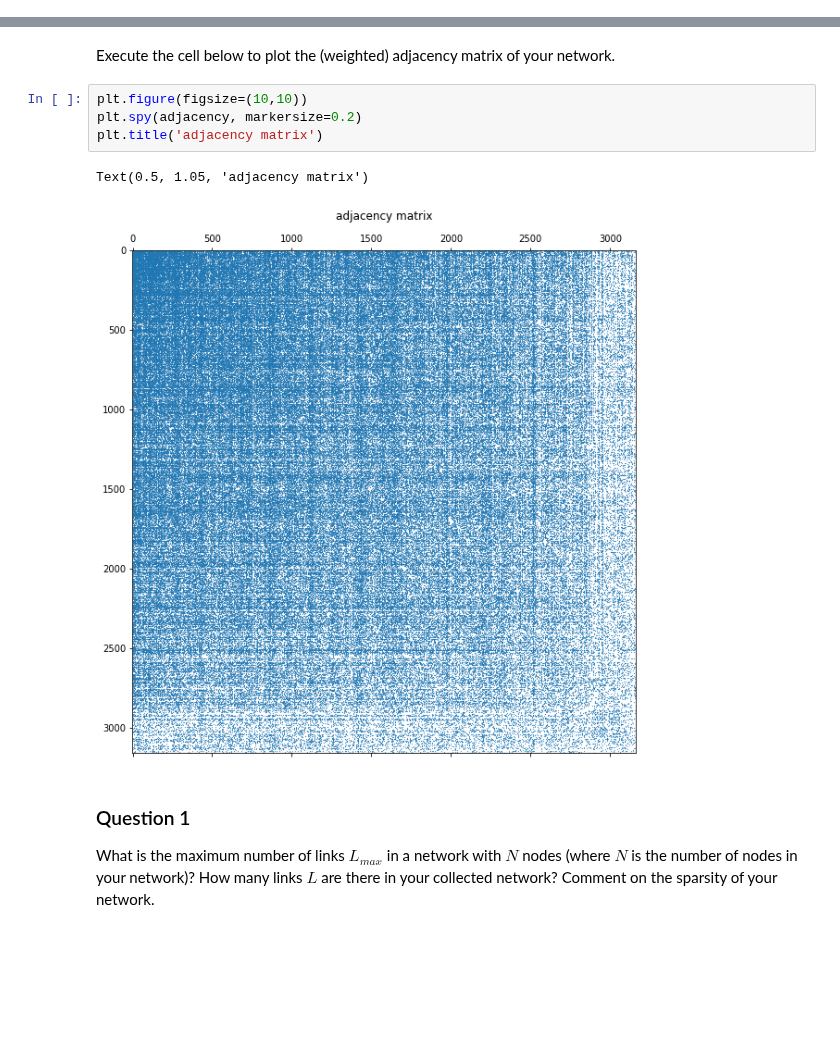
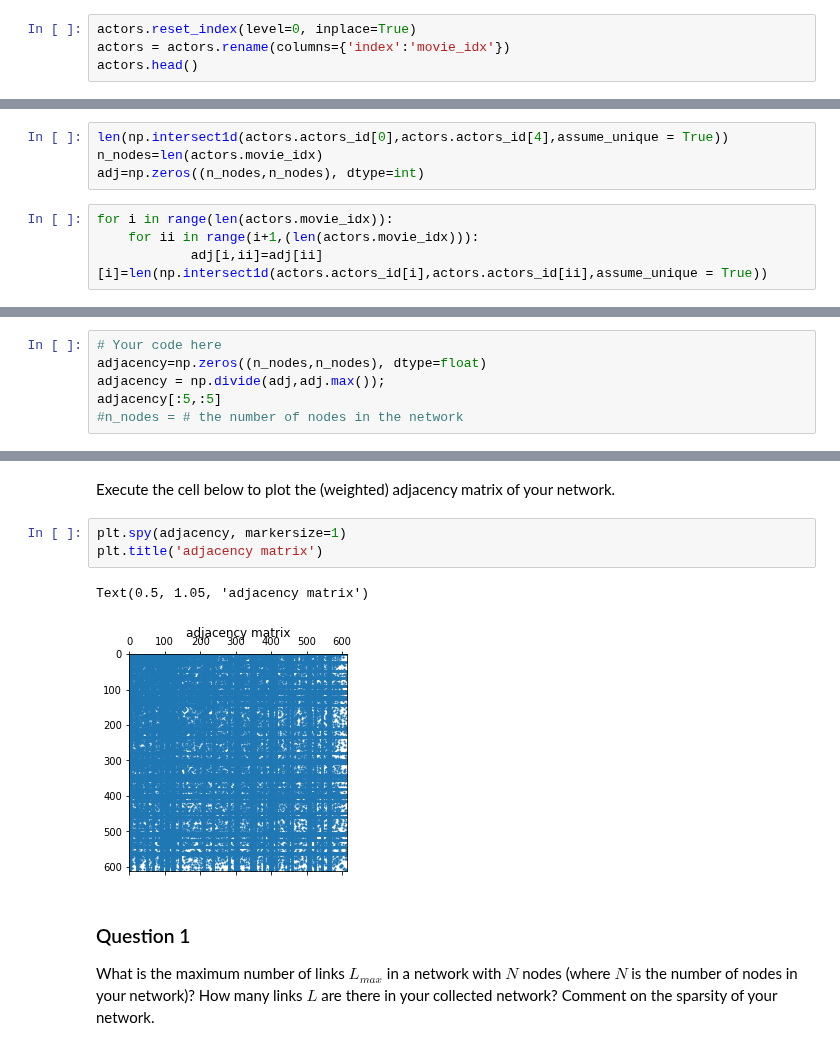
Before and after one commit to vndk36/Project_ntds2018, a Jupyter notebook: 1_TMDb_hugodeus.ipynb, the cells around one changed output, grey strips where cells are left out. Cells and saved outputs as stored; diff of their text form; blank space fills up the shorter version.

```diff
--- a/1_TMDb_hugodeus.ipynb
+++ b/1_TMDb_hugodeus.ipynb
@@ -96,0 +82,4 @@ joined = joined.rename(columns={'index':'movie_idx'})
+# %%
+actors.reset_index(level=0, inplace=True)
+actors = actors.rename(columns={'index':'movie_idx'})
+actors.head()
@@ -96,0 +93,8 @@ joined = joined.rename(columns={'index':'movie_idx'})
+# %%
+len(np.intersect1d(actors.actors_id[0],actors.actors_id[4],assume_unique = True))
+n_nodes=len(actors.movie_idx)
+adj=np.zeros((n_nodes,n_nodes), dtype=int)
+# %%
+for i in range(len(actors.movie_idx)):
+    for ii in range(i+1,(len(actors.movie_idx))):
+            adj[i,ii]=adj[ii][i]=len(np.intersect1d(actors.actors_id[i],actors.actors_id[ii],assume_unique = True))
@@ -123,0 +131,6 @@ adjacency = np.divide(adjacency,adjacency.max());
+# %%
+# Your code here
+adjacency=np.zeros((n_nodes,n_nodes), dtype=float)
+adjacency = np.divide(adj,adj.max());
+adjacency[:5,:5]
+#n_nodes = # the number of nodes in the network
@@ -126,12 +145,11 @@ adjacency = np.divide(adjacency,adjacency.max());
 # %% [markdown]
 Execute the cell below to plot the (weighted) adjacency matrix of your network.
 # %%
-plt.figure(figsize=(10,10))
-plt.spy(adjacency, markersize=0.2)
+plt.spy(adjacency, markersize=1)
 plt.title('adjacency matrix')
 # %% [output]
 Text(0.5, 1.05, 'adjacency matrix')
-[figure, old version]
+[figure, new version]
 # %% [markdown]
 ### Question 1
 
```
Also changed, not shown: parts of 37 cells of this notebook, 1 other file.
